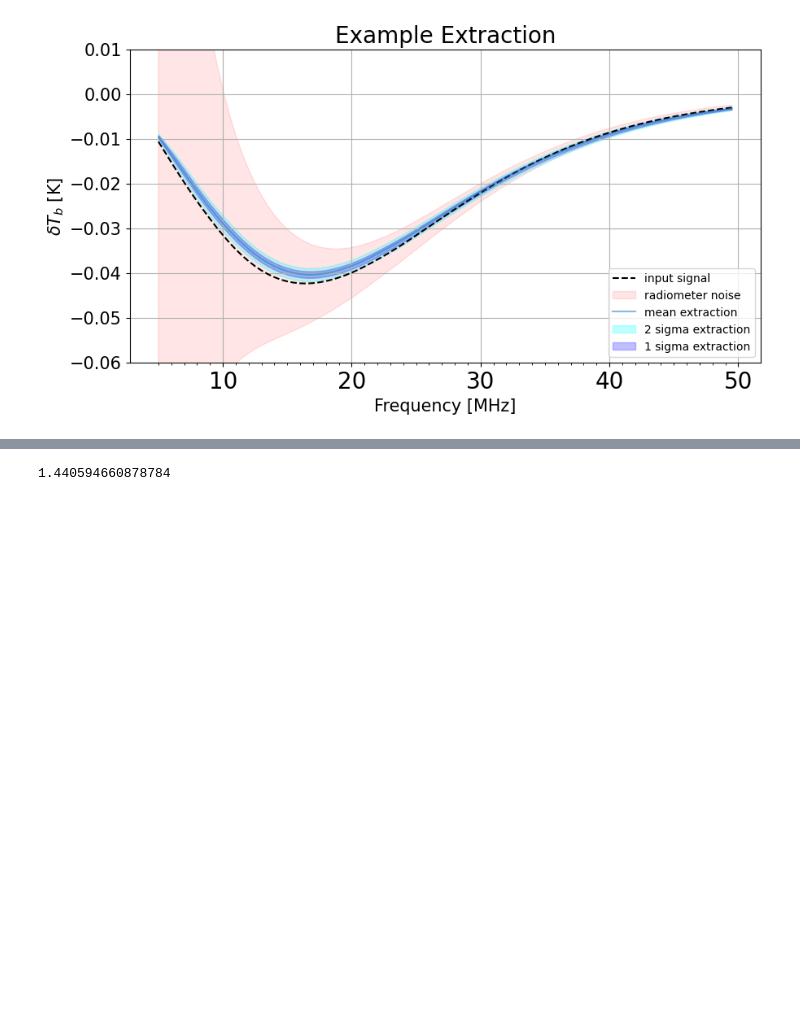
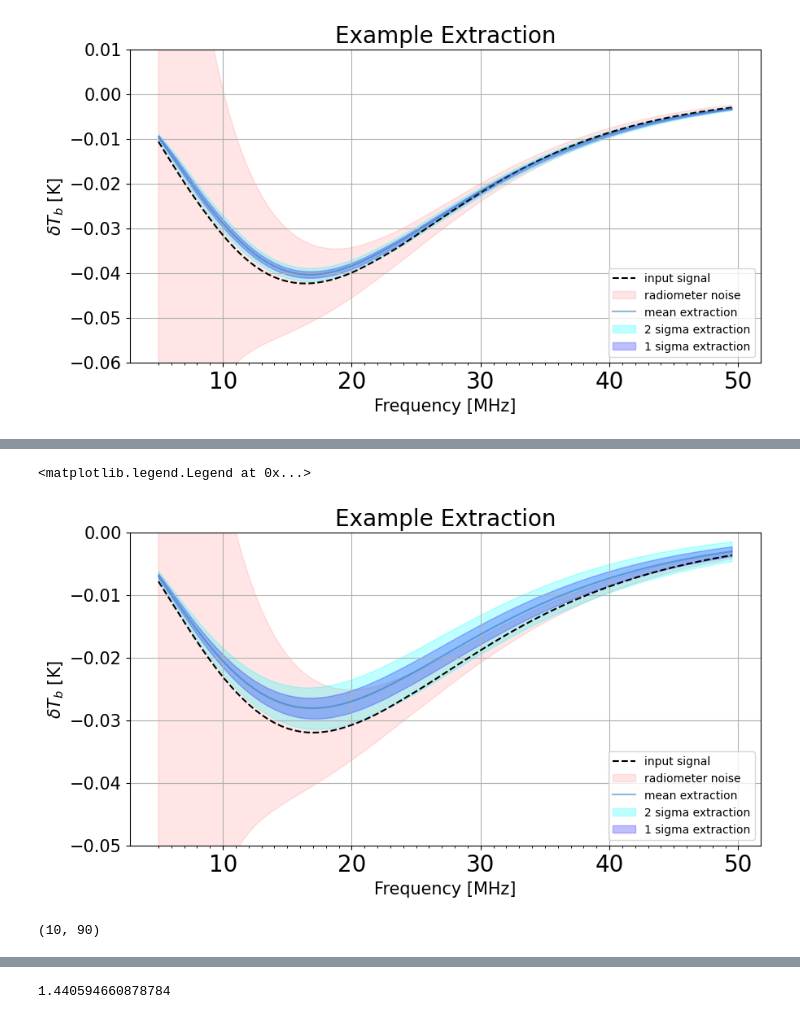
Before and after one commit to daba9359/Exotic_Models, a Jupyter notebook: Caden_Stuff.ipynb, the cells around one changed output, grey strips where cells are left out. Drawn from its saved outputs; the diff is of its cells as text; code cells hidden in the pictures; blank space fills up the shorter version.

```diff
--- a/Caden_Stuff.ipynb
+++ b/Caden_Stuff.ipynb
@@ -509,0 +511,43 @@ STD of Reduced Chi Squared Distribution: 0.04333521085467599
+# %%
+
+mean_extraction = test_extraction_static_monochrome[15]
+
+mean=test_extraction_static_monochrome[1]
+sig1_diff = test_extraction_static_monochrome[14]
+sig2_diff = 2*test_extraction_static_monochrome[14]
+sig3_diff = 3*test_extraction_static_monochrome[14]
+color = "tab:blue"
+sigma_plot = 2
+title = "Example Extraction"
+ylim = (-0.05,0)
+
+plt.figure(figsize=(10, 5))
+plt.plot(frequencies,signal,color='black',ls="--",label="input signal")
+plt.fill_between(frequencies,signal+noise[0],signal-noise[0],alpha=0.1,label="radiometer noise",color="red")
+plt.plot(frequencies,mean,color=color,alpha=0.5,label="mean extraction")
+if sigma_plot == 3:
+    plt.fill_between(frequencies,mean-sig3_diff,mean+sig3_diff,alpha=0.25,label="3 sigma extraction",color="gray")
+    plt.fill_between(frequencies,mean-sig2_diff,mean+sig2_diff,alpha=0.25,label="2 sigma extraction",color="cyan")
+    plt.fill_between(frequencies,mean-sig1_diff,mean+sig1_diff,alpha=0.25,label="1 sigma extraction",color="blue")
+if sigma_plot == 2:
+    plt.fill_between(frequencies,mean-sig2_diff,mean+sig2_diff,alpha=0.25,label="2 sigma extraction",color="cyan")
+    plt.fill_between(frequencies,mean-sig1_diff,mean+sig1_diff,alpha=0.25,label="1 sigma extraction",color="blue")
+if sigma_plot == 1:
+    plt.fill_between(frequencies,mean-sig1_diff,mean+sig1_diff,alpha=0.25,label="1 sigma extraction",color="blue")
+
+plt.xticks(ticks=np.arange(5,51,1),minor=True)
+plt.xticks(size=20)
+plt.xlabel("Frequency [MHz]",fontsize=15)
+plt.yticks(fontsize=15)
+plt.ylabel(r"$\delta T_b$ [K]",fontsize=15)
+plt.title(title, fontsize=20)
+plt.ylim(ylim)
+plt.grid()
+plt.legend()
+# %% [output]
+<matplotlib.legend.Legend at 0x...>
+[figure, added]
+# %%
+static_monchrome_beam_simulation[5].shape
+# %% [output]
+(10, 90)
```
Also changed, not shown: parts of 6 cells of this notebook, 1 other file.
